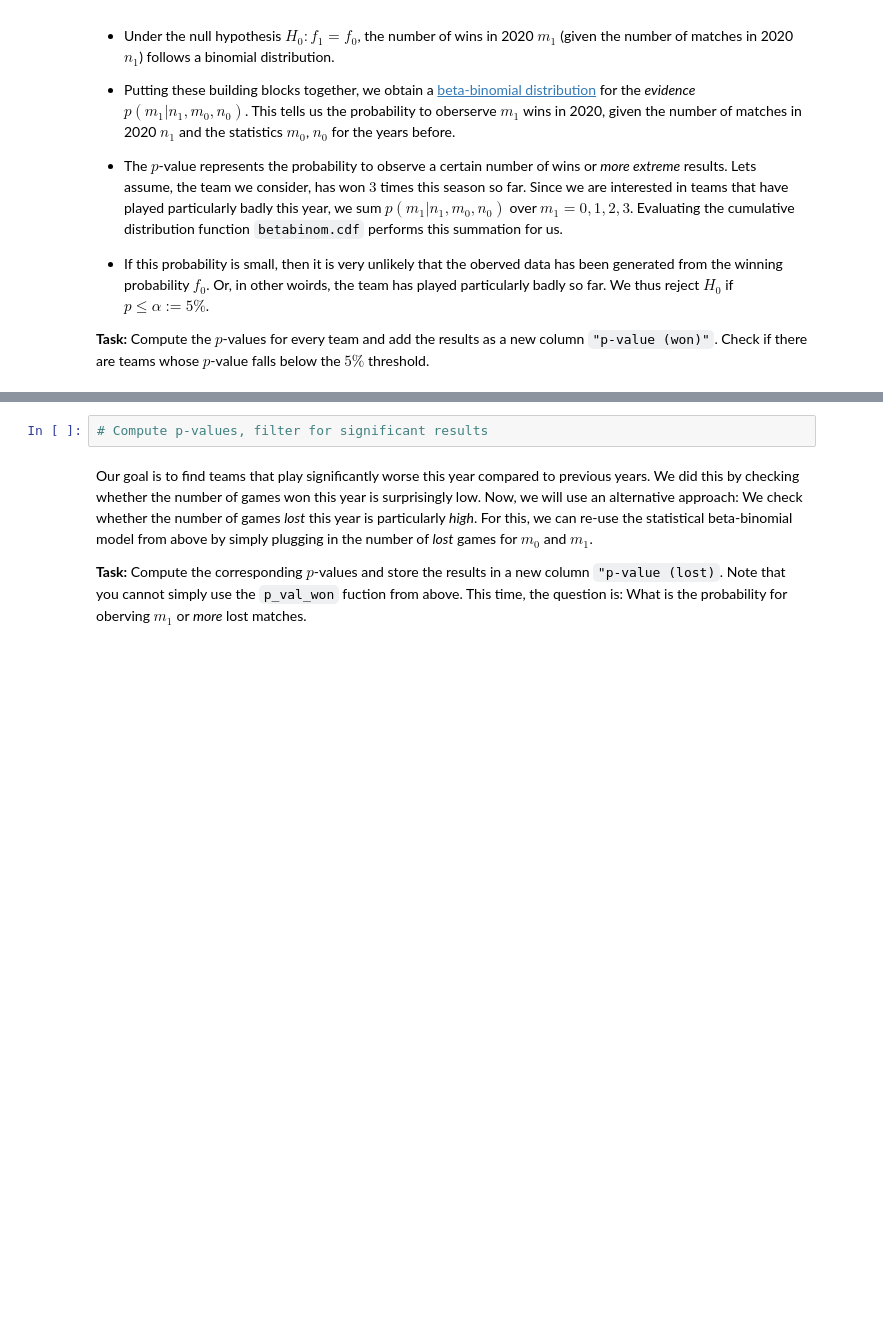
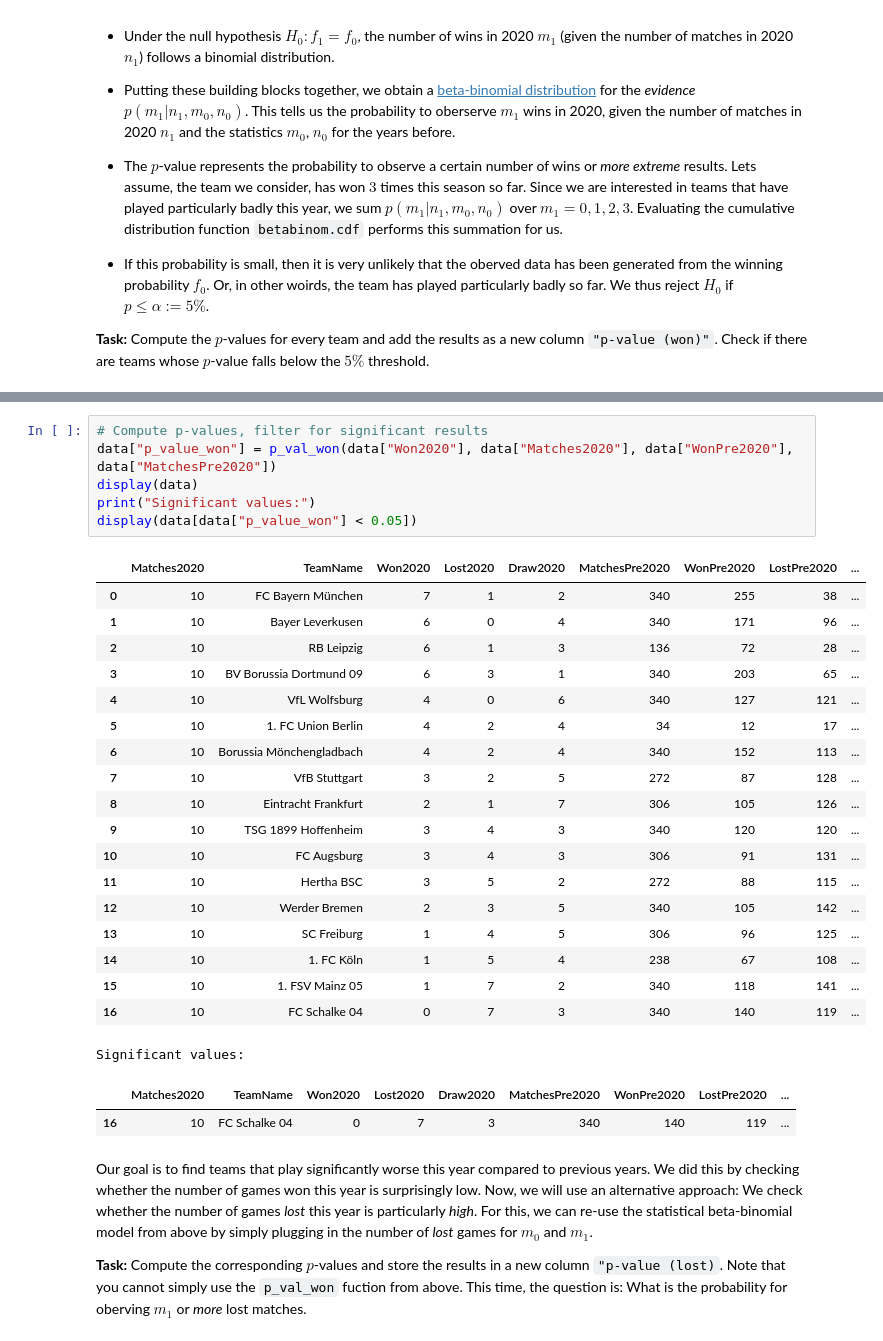
Before and after one commit to jabader97/DataLiteracy, a Jupyter notebook: Exercise6/Exercise_06.ipynb, the cells around one changed output, grey strips where cells are left out. Drawn from its saved outputs; the diff is of its cells as text; blank space fills up the shorter version.

```diff
--- a/Exercise6/Exercise_06.ipynb
+++ b/Exercise6/Exercise_06.ipynb
@@ -148,5 +147,31 @@ ImportError: cannot import name 'betabinom' from 'scipy.stats' (C:\Users\lhaeg\A
-# %%
-# Compute p-values, filter for significant results
+# %%
+# Compute p-values, filter for significant results
+data["p_value_won"] = p_val_won(data["Won2020"], data["Matches2020"], data["WonPre2020"], data["MatchesPre2020"])
+display(data)
+print("Significant values:")
+display(data[data["p_value_won"] < 0.05])
+# %% [output]
+|  | Matches2020 | TeamName | Won2020 | Lost2020 | Draw2020 | MatchesPre2020 | WonPre2020 | LostPre2020 | ... |
+| 0 | 10 | FC Bayern München | 7 | 1 | 2 | 340 | 255 | 38 | ... |
+| 1 | 10 | Bayer Leverkusen | 6 | 0 | 4 | 340 | 171 | 96 | ... |
+| 2 | 10 | RB Leipzig | 6 | 1 | 3 | 136 | 72 | 28 | ... |
+| 3 | 10 | BV Borussia Dortmund 09 | 6 | 3 | 1 | 340 | 203 | 65 | ... |
+| 4 | 10 | VfL Wolfsburg | 4 | 0 | 6 | 340 | 127 | 121 | ... |
+| 5 | 10 | 1. FC Union Berlin | 4 | 2 | 4 | 34 | 12 | 17 | ... |
+| 6 | 10 | Borussia Mönchengladbach | 4 | 2 | 4 | 340 | 152 | 113 | ... |
+| 7 | 10 | VfB Stuttgart | 3 | 2 | 5 | 272 | 87 | 128 | ... |
+| 8 | 10 | Eintracht Frankfurt | 2 | 1 | 7 | 306 | 105 | 126 | ... |
+| 9 | 10 | TSG 1899 Hoffenheim | 3 | 4 | 3 | 340 | 120 | 120 | ... |
+| 10 | 10 | FC Augsburg | 3 | 4 | 3 | 306 | 91 | 131 | ... |
+| 11 | 10 | Hertha BSC | 3 | 5 | 2 | 272 | 88 | 115 | ... |
+| 12 | 10 | Werder Bremen | 2 | 3 | 5 | 340 | 105 | 142 | ... |
+| 13 | 10 | SC Freiburg | 1 | 4 | 5 | 306 | 96 | 125 | ... |
+| 14 | 10 | 1. FC Köln | 1 | 5 | 4 | 238 | 67 | 108 | ... |
+| 15 | 10 | 1. FSV Mainz 05 | 1 | 7 | 2 | 340 | 118 | 141 | ... |
+| 16 | 10 | FC Schalke 04 | 0 | 7 | 3 | 340 | 140 | 119 | ... |
+Significant values:
+|  | Matches2020 | TeamName | Won2020 | Lost2020 | Draw2020 | MatchesPre2020 | WonPre2020 | LostPre2020 | ... |
+| 16 | 10 | FC Schalke 04 | 0 | 7 | 3 | 340 | 140 | 119 | ... |
 # %% [markdown]
 Our goal is to find teams that play significantly worse this year compared to previous years. We did this by checking whether the number of games won this year is surprisingly low. Now, we will use an alternative approach: We check whether the number of games *lost* this year is particularly *high*. For this, we can re-use the statistical beta-binomial model from above by simply plugging in the number of *lost* games for $m_0$ and $m_1$.
 
```
Also changed, not shown: parts of 8 cells of this notebook.
